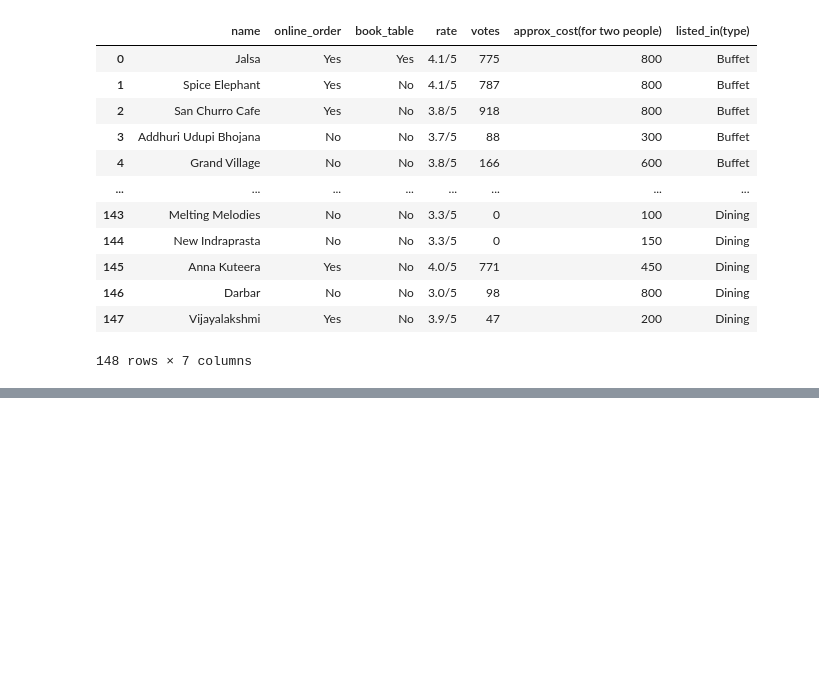
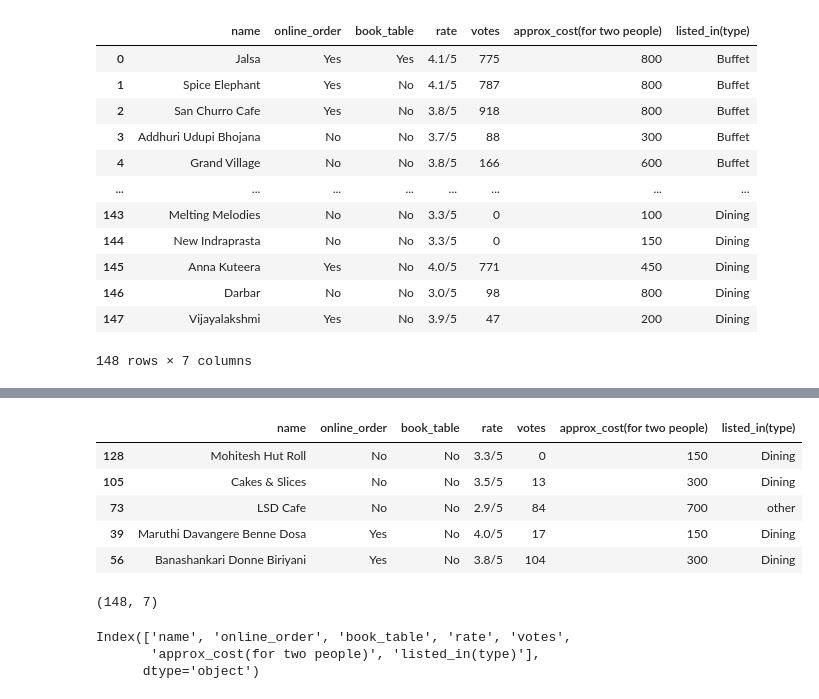
Before and after one commit to akshansh9336/Akshansh-Singh, a Jupyter notebook: Python.ipynb, the cells around one changed output, grey strips where cells are left out. Saved outputs shown, nothing was run; the diff lists cells and outputs as text; code cells hidden in the pictures; blank space fills up the shorter version.

```diff
--- a/Python.ipynb
+++ b/Python.ipynb
@@ -352,0 +388,19 @@ dtype: int64
+# %%
+df.sample(5)
+# %% [output]
+|  | name | online_order | book_table | rate | votes | approx_cost(for two people) | listed_in(type) |
+| 128 | Mohitesh Hut Roll | No | No | 3.3/5 | 0 | 150 | Dining |
+| 105 | Cakes & Slices | No | No | 3.5/5 | 13 | 300 | Dining |
+| 73 | LSD Cafe | No | No | 2.9/5 | 84 | 700 | other |
+| 39 | Maruthi Davangere Benne Dosa | Yes | No | 4.0/5 | 17 | 150 | Dining |
+| 56 | Banashankari Donne Biriyani | Yes | No | 3.8/5 | 104 | 300 | Dining |
+# %%
+df.shape
+# %% [output]
+(148, 7)
+# %%
+df.columns
+# %% [output]
+Index(['name', 'online_order', 'book_table', 'rate', 'votes',
+       'approx_cost(for two people)', 'listed_in(type)'],
+      dtype='object')
```
Also changed, not shown: parts of 5 cells of this notebook.
